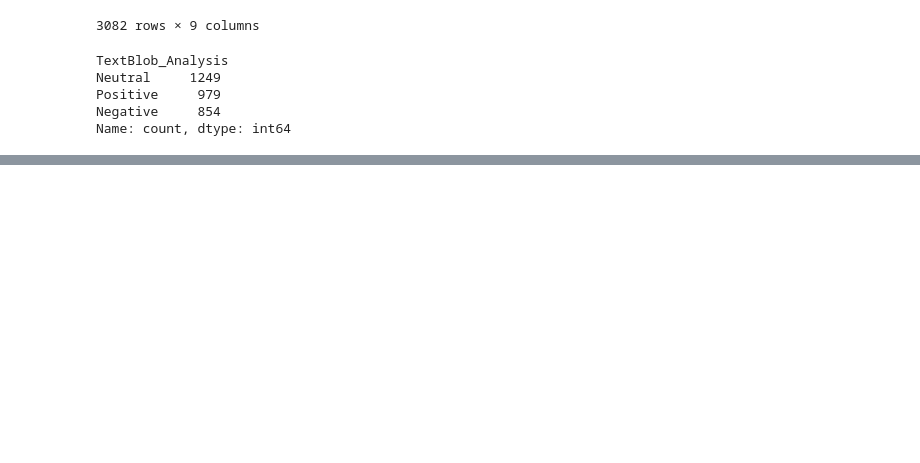
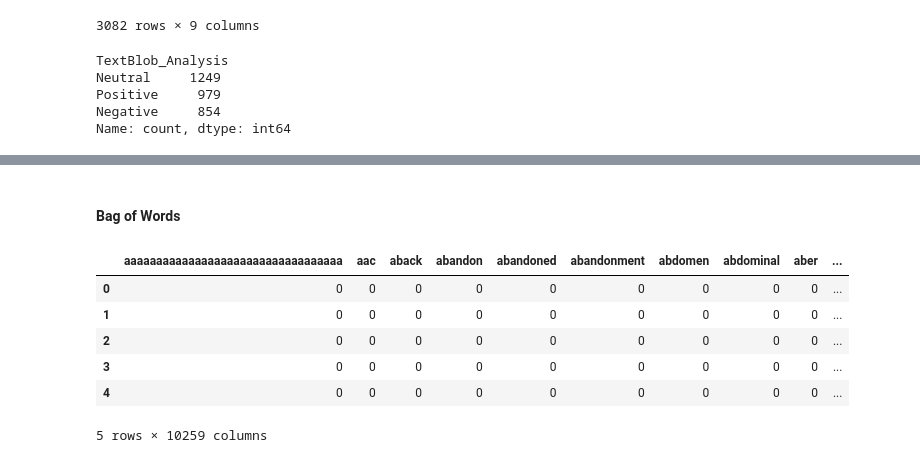
Before and after one commit to WillisYangg/FYP_Sentic_API, a Jupyter notebook: Labelled_Data/lexicon_compare.ipynb, the cells around one changed output, grey strips where cells are left out. Drawn from its saved outputs; the diff is of its cells as text; code cells hidden in the pictures; blank space fills up the shorter version.

```diff
--- a/Labelled_Data/lexicon_compare.ipynb
+++ b/Labelled_Data/lexicon_compare.ipynb
@@ -262,3 +262,9 @@ Neutral     1249
 Positive     979
 Negative     854
 Name: count, dtype: int64
+# %%
+reddit_df = pd.read_csv('../Reddit Data/final_dataset_2024-03-23.csv', index_col=0)
+reddit_df = reddit_df.rename(columns={'preprocessed-text-removal': 'text'})
+reddit_df['text'] = reddit_df['text'].astype('str')
+
+reddit_df.dtypes
@@ -264,0 +338,15 @@ Name: count, dtype: int64
+# %%
+preprocess_Reviews_data(reddit_df,'text')
+rem_stopwords_tokenize(reddit_df,'text')
+make_sentences(reddit_df,'text')
+
+#Edits After Lemmatization
+final_Edit = reddit_df['text'].copy()
+reddit_df["After_lemmatization"] = final_Edit
+
+# Using the Lemmatization function to lemmatize the hotel data
+Lemmatization(reddit_df,'After_lemmatization')
+# Converting all the texts back to sentences
+make_sentences(reddit_df,'After_lemmatization')
+
+reddit_df.head()
@@ -264,0 +360,19 @@ Name: count, dtype: int64
+# %% [markdown]
+#### Bag of Words
+# %%
+from sklearn.feature_extraction.text import CountVectorizer
+
+reddit_df['reviews_text_new'] = reddit_df['After_lemmatization'].copy()
+
+vec = CountVectorizer()
+X = vec.fit_transform(reddit_df['reviews_text_new'])
+df = pd.DataFrame(X.toarray(), columns = vec.get_feature_names_out())
+df.head()
+# %% [output]
+|  | aaaaaaaaaaaaaaaaaaaaaaaaaaaaaaaaaa | aac | aback | abandon | abandoned | abandonment | abdomen | abdominal | aber | ... |
+| 0 | 0 | 0 | 0 | 0 | 0 | 0 | 0 | 0 | 0 | ... |
+| 1 | 0 | 0 | 0 | 0 | 0 | 0 | 0 | 0 | 0 | ... |
+| 2 | 0 | 0 | 0 | 0 | 0 | 0 | 0 | 0 | 0 | ... |
+| 3 | 0 | 0 | 0 | 0 | 0 | 0 | 0 | 0 | 0 | ... |
+| 4 | 0 | 0 | 0 | 0 | 0 | 0 | 0 | 0 | 0 | ... |
+5 rows × 10259 columns
```
Also changed, not shown: parts of 18 cells of this notebook, 2 other files.
